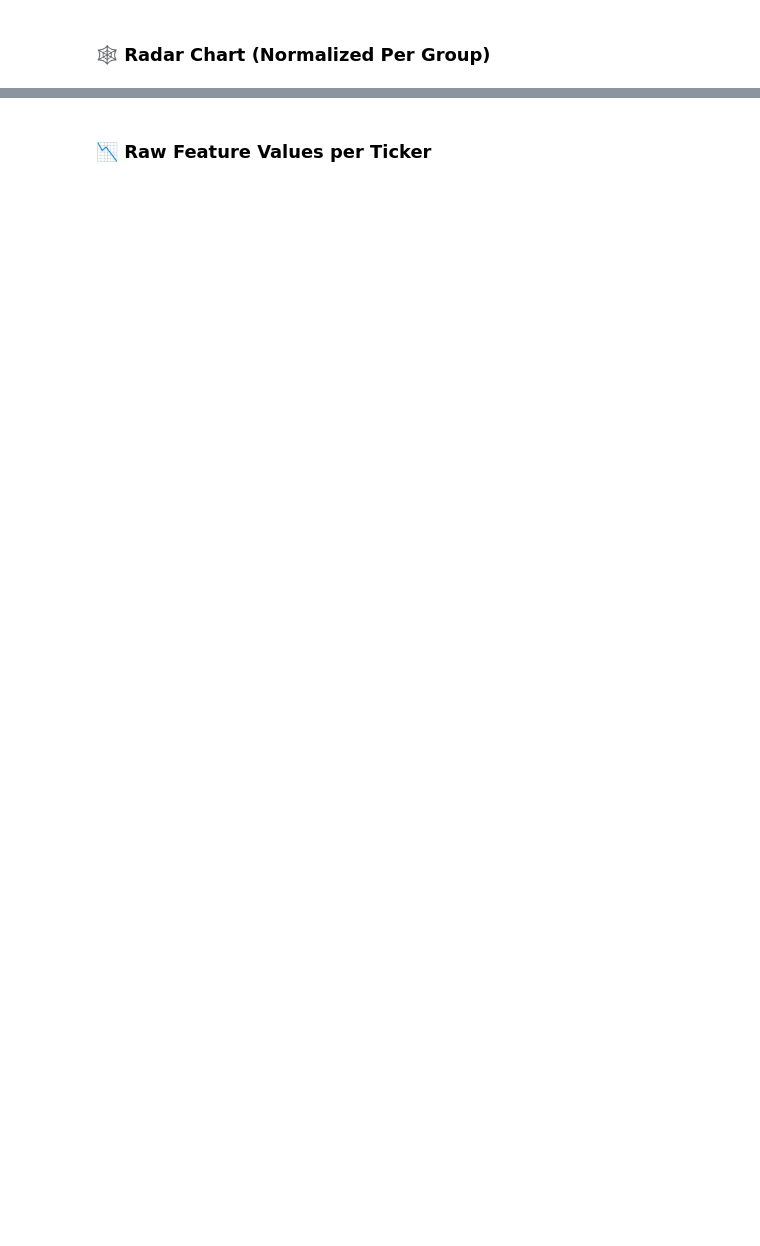
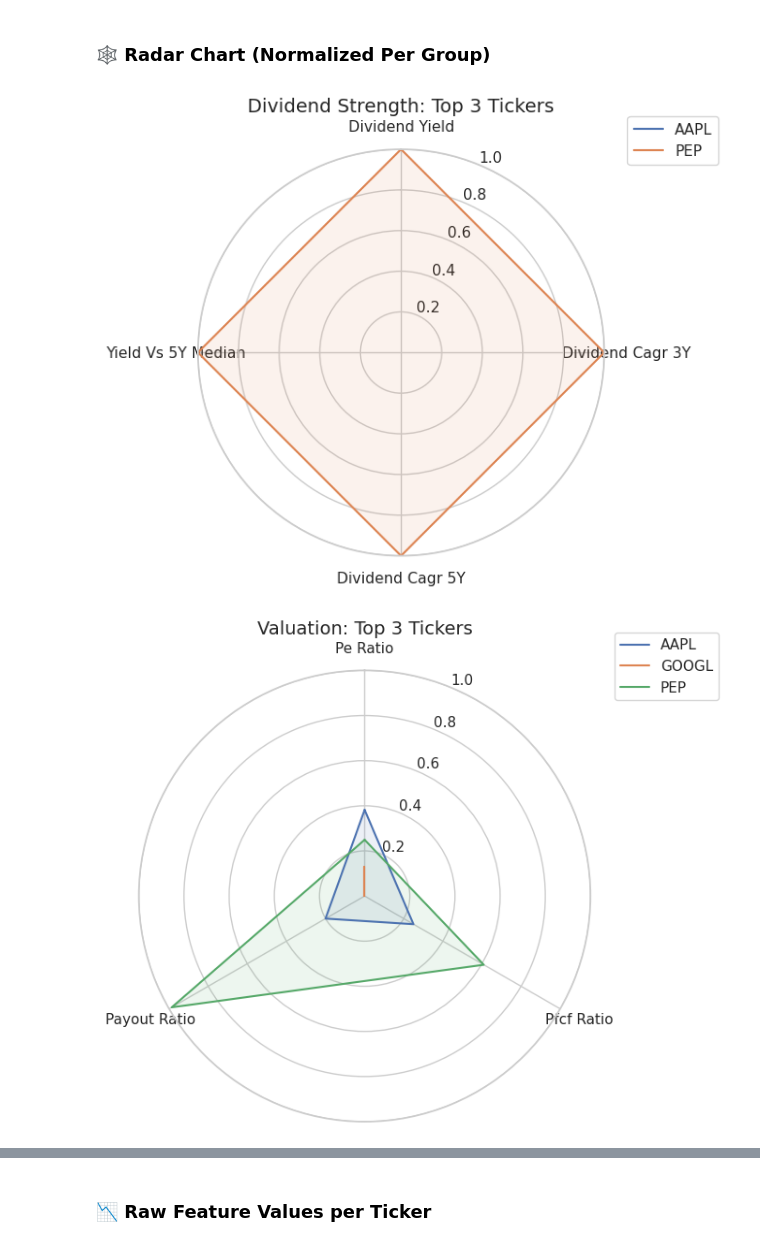
Before and after one commit to IMGitH/dvmax, a Jupyter notebook: tickers_analysis.ipynb, the cells around one changed output, grey strips where cells are left out. Drawn from its saved outputs; the diff is of its cells as text; code cells hidden in the pictures; blank space fills up the shorter version.

Commit message:
enhance visuals

```diff
--- a/tickers_analysis.ipynb
+++ b/tickers_analysis.ipynb
@@ -79,61 +127,76 @@ for group_name, cols in metric_groups.items():
 # %% [markdown]
 ### 🕸 Radar Chart (Normalized Per Group)
 # %%
-def plot_radar(df, tickers, features, title="Radar Chart"):
-    df = df.set_index("ticker")
-    df = df.replace([np.inf, -np.inf], np.nan)
+import pandas as pd
+import numpy as np
+import matplotlib.pyplot as plt
+import polars as pl
 
-    # Keep only tickers of interest
-    df = df.loc[df.index.intersection(tickers)]
-
-    # Convert features to numeric safely
-    df = df.copy()
-    for f in features:
-        df[f] = pd.to_numeric(df[f], errors="coerce")
-
-    # Drop incomplete rows
-    df = df.dropna(subset=features)
+def plot_radar(df_polars, tickers, features, title="Radar Chart"):
+    # Convert to pandas and filter relevant tickers
+    df = df_polars.filter(pl.col("ticker").is_in(tickers)).select(["ticker"] + features).to_pandas()
+    df = df.replace([np.inf, -np.inf], np.nan).dropna(subset=features)
     if df.empty:
         print(f"⚠️ No valid data for: {title}")
         return
 
-    # Remove constant-value features (useless in radar)
+    # Remove constant-value features
     variable_features = [f for f in features if df[f].nunique(dropna=True) > 1]
     if len(variable_features) < 2:
         print(f"⚠️ Not enough variable features for radar: {title}")
         return
 
-    # Normalize
-    df_norm = (df[variable_features] - df[variable_features].min()) / (df[variable_features].max() - df[variable_features].min())
-    angles = np.linspace(0, 2 * np.pi, len(variable_features), endpoint=False).tolist()
-    angles += angles[:1]  # close loop
+    # Normalize each feature to [0, 1]
+    df_norm = df.set_index("ticker")
+    df_norm = (df_norm[variable_features] - df_norm[variable_features].min()) / \
+              (df_norm[variable_features].max() - df_norm[variable_features].min())
 
-    # Start plot
+    # Angles for radar chart
+    num_vars = len(variable_features)
+    angles = np.linspace(0, 2 * np.pi, num_vars, endpoint=False).tolist()
+    angles += angles[:1]  # close the loop
+
+    # Start radar plot
     fig, ax = plt.subplots(figsize=(7, 7), subplot_kw=dict(polar=True))
 
-    for ticker in df_norm.index:
+    for ticker in df_norm.index.unique():
         row = df_norm.loc[ticker]
-        values = row.values.flatten().tolist() if hasattr(row, "values") else [row]
-        values += values[:1]  # close loop
+        if isinstance(row, pd.DataFrame):
+            row = row.iloc[0]  # pick the first row if duplicates exist
+        values = row.values.tolist()
+        values += values[:1]  # close the loop
         if len(values) != len(angles):
-            print(f"❌ Mismatch in angles/values for {ticker} — skipping.")
+            print(f"⚠️ Skipping {ticker} due to mismatch (values={len(values)}, angles={len(angles)}).")
             continue
         ax.plot(angles, values, label=ticker)
         ax.fill(angles, values, alpha=0.1)
 
     ax.set_theta_offset(np.pi / 2)
     ax.set_theta_direction(-1)
-    ax.set_thetagrids(np.degrees(angles[:-1]), variable_features)
+    ax.set_thetagrids(np.degrees(angles[:-1]), [f.replace("_", " ").title() for f in variable_features])
     ax.set_ylim(0, 1)
     ax.set_title(title, size=14)
     ax.legend(loc="upper right", bbox_to_anchor=(1.3, 1.1))
     plt.tight_layout()
     plt.show()
 
 
+def get_top_complete_tickers(pdf, features, top_n=6):
+    df = pdf.select(["ticker"] + features).drop_nulls()
+    counts = df.group_by("ticker").len().sort("len", descending=True)
+    return counts.head(top_n)["ticker"].to_list()
 
-tickers = sorted(pdf['ticker'].dropna().unique().tolist())
+# Example metric groups (customize as needed)
+metric_groups = {
+    "Dividend Strength": ["dividend_yield", "dividend_cagr_3y", "dividend_cagr_5y", "yield_vs_5y_median"],
+    "Valuation": ["pe_ratio", "pfcf_ratio", "payout_ratio"],
+    "Growth": ["eps_cagr_3y", "fcf_cagr_3y", "net_debt_to_ebitda", "ebit_interest_cover"]
+}
+
+# Plot radar for each group
 for group_name, features in metric_groups.items():
-    for i in range(0, len(tickers), 5):
-        batch = tickers[i:i + 5]
-        plot_radar(pdf.copy(), batch, features, title=f"{group_name}: {', '.join(batch)}")
+    top_tickers = get_top_complete_tickers(df, features, top_n=6)
+    plot_radar(df, top_tickers, features, title=f"{group_name}: Top {len(top_tickers)} Tickers")
+# %% [output]
+[figure, added]
+[figure, added]
```
Also changed, not shown: parts of 6 cells of this notebook.
